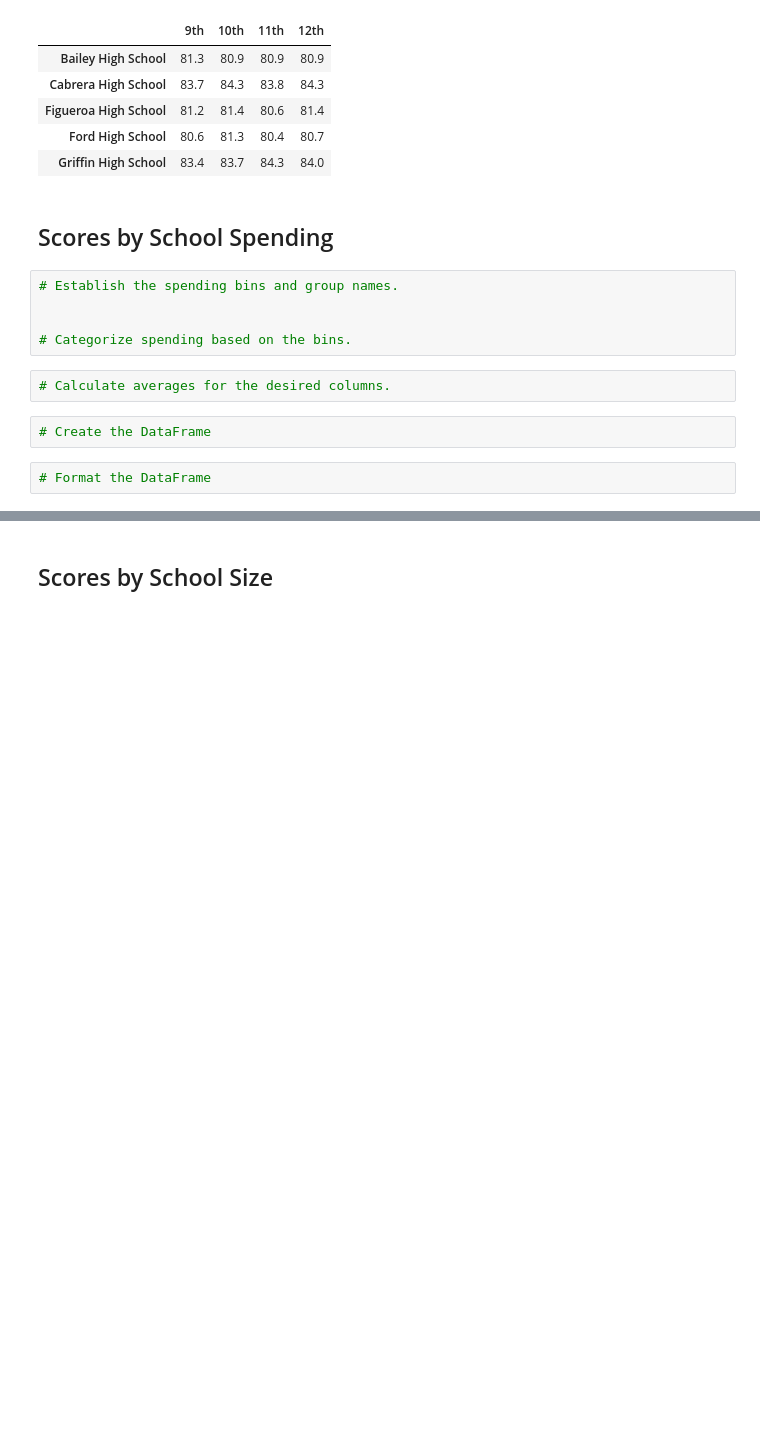
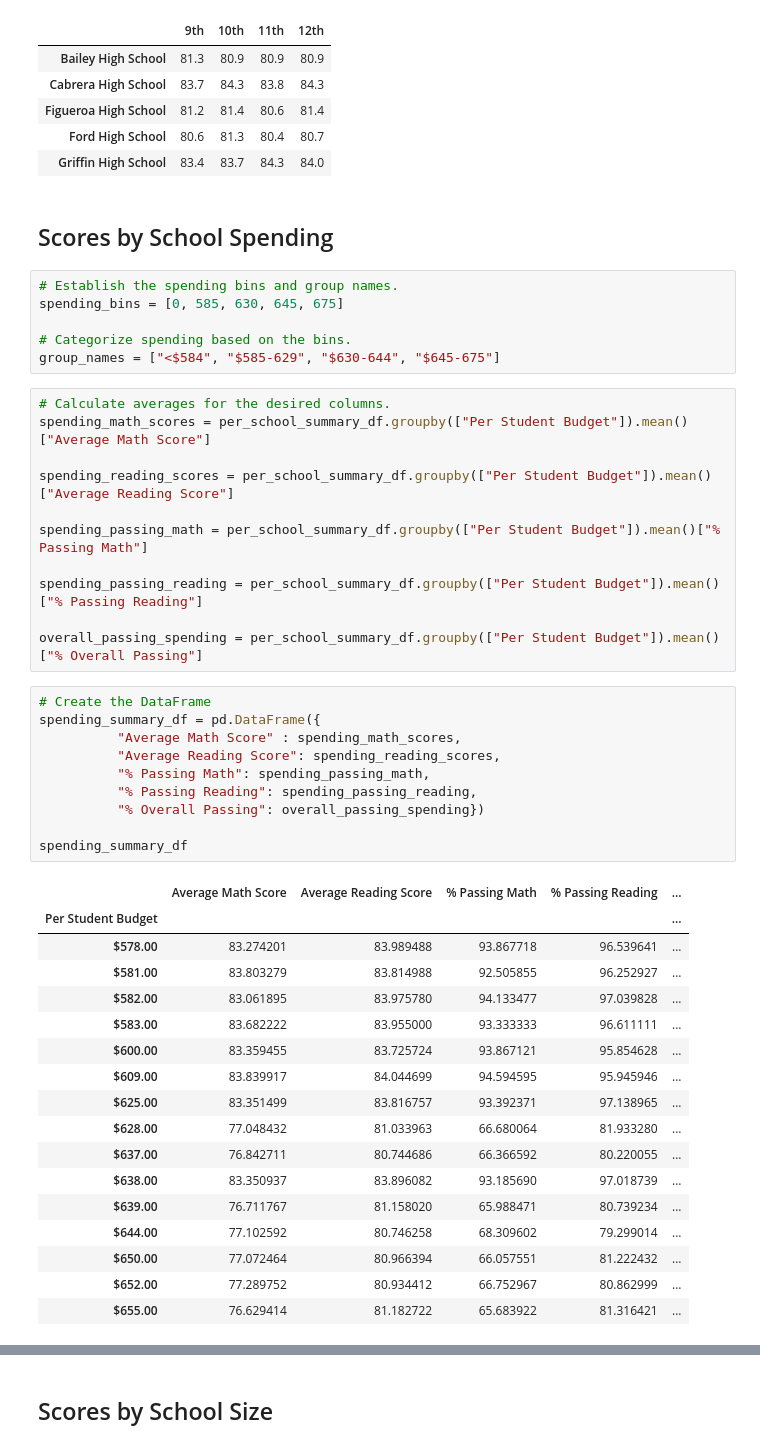
Before and after one commit to Adamizing/School_District_Analysis, a Jupyter notebook: PyCitySchools_Challenge.ipynb, the cells around one changed output, grey strips where cells are left out. Drawn from its saved outputs; the diff is of its cells as text; blank space fills up the shorter version.

```diff
--- a/PyCitySchools_Challenge.ipynb
+++ b/PyCitySchools_Challenge.ipynb
@@ -508,12 +508,46 @@ reading_scores_by_grade.head()
 ## Scores by School Spending
 # %%
 # Establish the spending bins and group names.
-
+spending_bins = [0, 585, 630, 645, 675]
 
 # Categorize spending based on the bins.
+group_names = ["<$584", "$585-629", "$630-644", "$645-675"]
-# %%
-# Calculate averages for the desired columns.
-# %%
-# Create the DataFrame
-# %%
-# Format the DataFrame
+# %%
+# Calculate averages for the desired columns.
+spending_math_scores = per_school_summary_df.groupby(["Per Student Budget"]).mean()["Average Math Score"]
+
+spending_reading_scores = per_school_summary_df.groupby(["Per Student Budget"]).mean()["Average Reading Score"]
+
+spending_passing_math = per_school_summary_df.groupby(["Per Student Budget"]).mean()["% Passing Math"]
+
+spending_passing_reading = per_school_summary_df.groupby(["Per Student Budget"]).mean()["% Passing Reading"]
+
+overall_passing_spending = per_school_summary_df.groupby(["Per Student Budget"]).mean()["% Overall Passing"]
+# %%
+# Create the DataFrame
+spending_summary_df = pd.DataFrame({
+          "Average Math Score" : spending_math_scores,
+          "Average Reading Score": spending_reading_scores,
+          "% Passing Math": spending_passing_math,
+          "% Passing Reading": spending_passing_reading,
+          "% Overall Passing": overall_passing_spending})
+
+spending_summary_df
+# %% [output]
+|  | Average Math Score | Average Reading Score | % Passing Math | % Passing Reading | ... |
+| Per Student Budget |  |  |  |  | ... |
+| $578.00 | 83.274201 | 83.989488 | 93.867718 | 96.539641 | ... |
+| $581.00 | 83.803279 | 83.814988 | 92.505855 | 96.252927 | ... |
+| $582.00 | 83.061895 | 83.975780 | 94.133477 | 97.039828 | ... |
+| $583.00 | 83.682222 | 83.955000 | 93.333333 | 96.611111 | ... |
+| $600.00 | 83.359455 | 83.725724 | 93.867121 | 95.854628 | ... |
+| $609.00 | 83.839917 | 84.044699 | 94.594595 | 95.945946 | ... |
+| $625.00 | 83.351499 | 83.816757 | 93.392371 | 97.138965 | ... |
+| $628.00 | 77.048432 | 81.033963 | 66.680064 | 81.933280 | ... |
+| $637.00 | 76.842711 | 80.744686 | 66.366592 | 80.220055 | ... |
+| $638.00 | 83.350937 | 83.896082 | 93.185690 | 97.018739 | ... |
+| $639.00 | 76.711767 | 81.158020 | 65.988471 | 80.739234 | ... |
+| $644.00 | 77.102592 | 80.746258 | 68.309602 | 79.299014 | ... |
+| $650.00 | 77.072464 | 80.966394 | 66.057551 | 81.222432 | ... |
+| $652.00 | 77.289752 | 80.934412 | 66.752967 | 80.862999 | ... |
+| $655.00 | 76.629414 | 81.182722 | 65.683922 | 81.316421 | ... |
```
Also changed, not shown: parts of 15 cells of this notebook.
